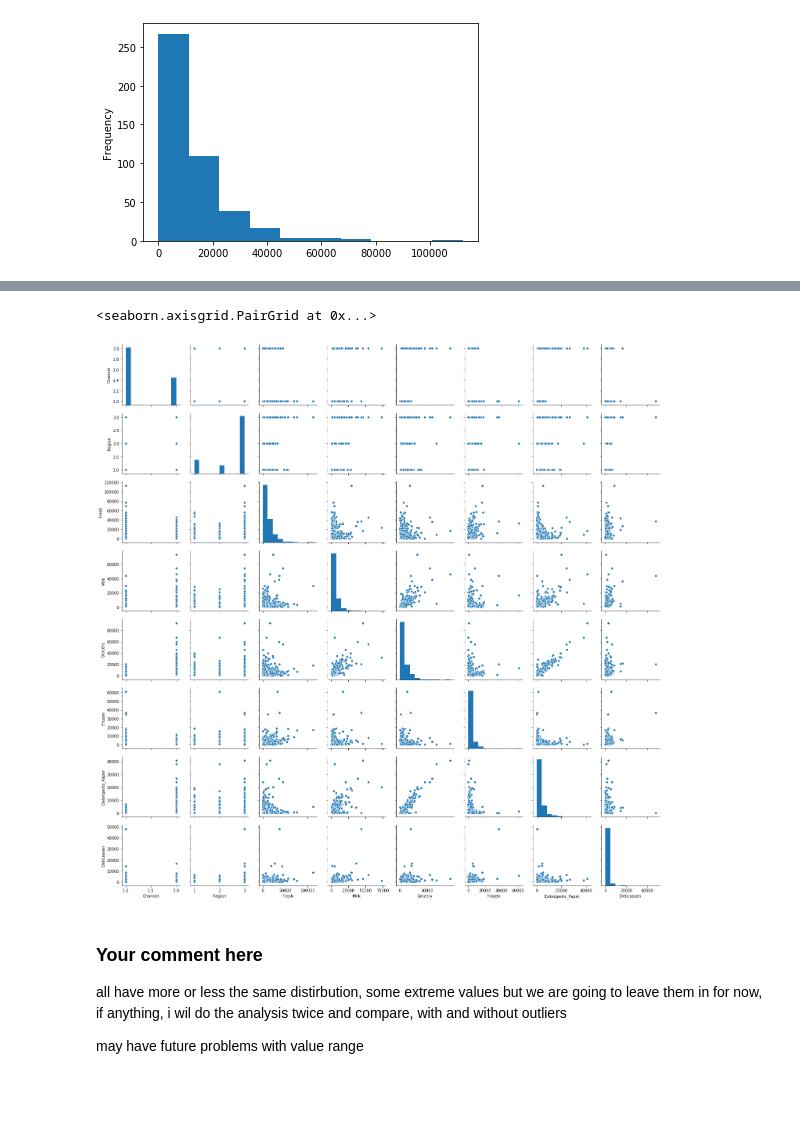
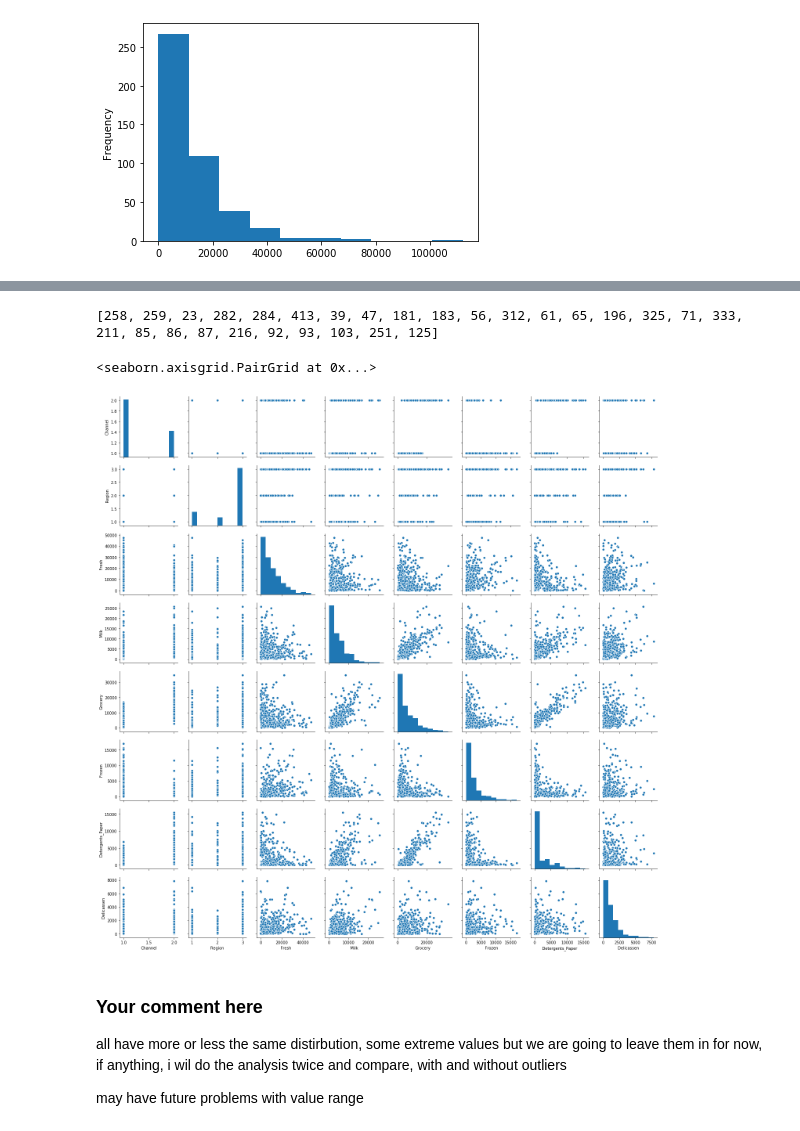
Before and after one commit to ta-data-bcn/lab-unsupervised-learning, a Jupyter notebook: your-code/main.ipynb, the cells around one changed output, grey strips where cells are left out. Cells and saved outputs as stored; diff of their text form; code cells hidden in the pictures; blank space fills up the shorter version.

```diff
--- a/your-code/main.ipynb
+++ b/your-code/main.ipynb
@@ -132,0 +136,4 @@ df.Fresh.plot.hist()
+# %%
+from scipy import stats
+df_out = df.copy()
+cols = df_out.columns
@@ -133,8 +151,22 @@ df.Fresh.plot.hist()
+# %%
+lst = [23,  23,  23,  23,  39,  39,  47,  47,  47,  47,  47,  47,  56,
+        56,  56,  56,  61,  61,  61,  61,  61,  61,  65,  65,  65,  65,
+        71,  71,  85,  85,  85,  85,  85,  85,  86,  86,  86,  86,  87,
+        87,  92,  92,  93,  93, 103, 103, 103, 103, 125, 125, 181, 181,
+       181, 181, 183, 183, 183, 183, 183, 183, 196, 196, 211, 211, 211,
+       211, 211, 211, 216, 216, 251, 251, 258, 258, 259, 259, 282, 284,
+       284, 312, 325, 325, 333, 333, 333, 333, 413, 413]
+array = list(set(lst))
+print(array)
+# %% [output]
+[258, 259, 23, 282, 284, 413, 39, 47, 181, 183, 56, 312, 61, 65, 196, 325, 71, 333, 211, 85, 86, 87, 216, 92, 93, 103, 251, 125]
+# %%
+df_out.drop(array, axis=0, inplace=True)
 # %%
-sns.pairplot(df)
+sns.pairplot(df_out)
 # %% [output]
 <seaborn.axisgrid.PairGrid at 0x...>
-[figure, old version]
+[figure, new version]
 # %% [markdown]
 ###  Your comment here
 all have more or less the same distirbution, some extreme values but we are going to leave them in for now, if anything, i wil do the analysis twice and compare, with and without outliers
```
Also changed, not shown: parts of 14 cells of this notebook.
